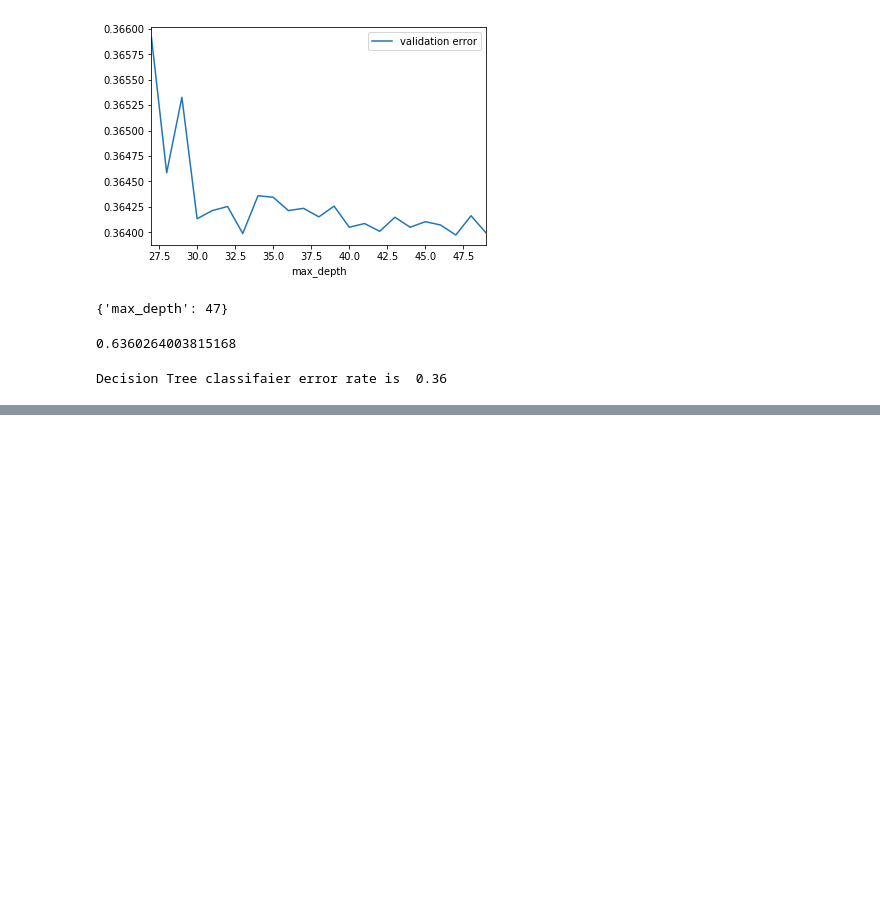
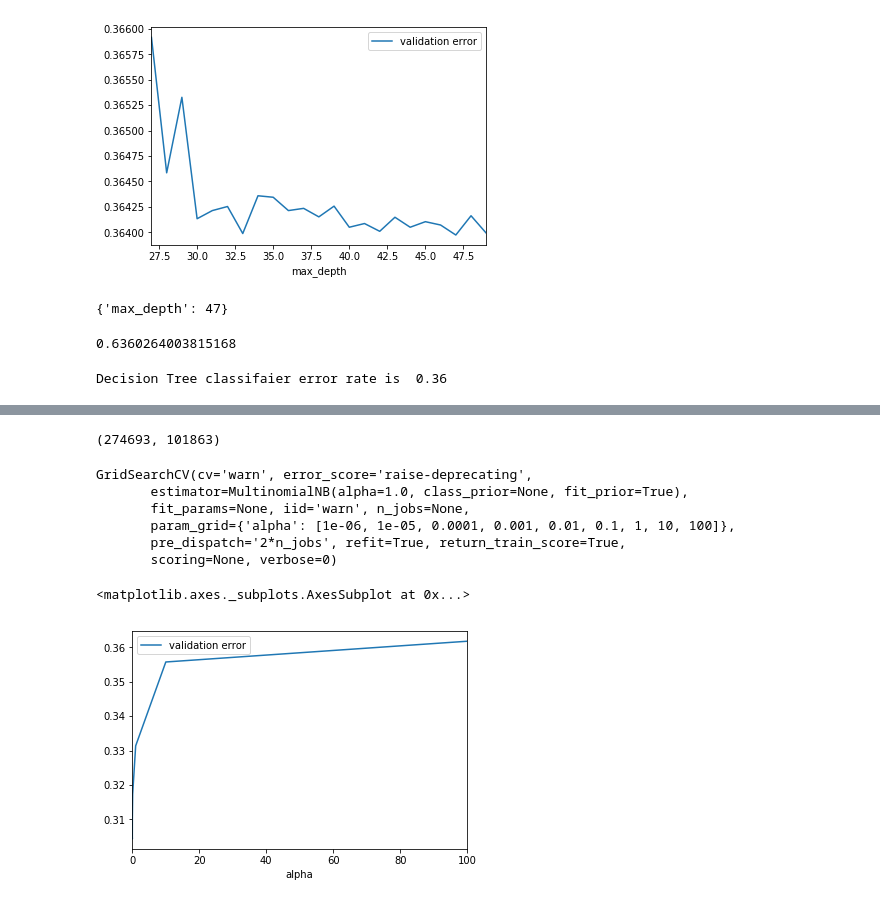
Before and after one commit to srivasis/MA384, a Jupyter notebook: AllDataStatistics.ipynb, the cells around one changed output, grey strips where cells are left out. Cells and saved outputs as stored; diff of their text form; code cells hidden in the pictures; blank space fills up the shorter version.

```diff
--- a/AllDataStatistics.ipynb
+++ b/AllDataStatistics.ipynb
@@ -194,0 +382,35 @@ Decision Tree classifaier error rate is  0.36
+# %%
+attributes_1 = tfidf_1
+attributes_2 = tfidf_2
+attributes_3 = tfidf_3
+target = allData.trending
+# %%
+attributes.shape
+# %% [output]
+(274693, 101863)
+# %%
+NBayes = MultinomialNB()
+# %%
+parameters={'alpha':[0.000001,0.00001,0.0001,0.001,0.01,0.1,1,10,100]}#np.arange(1,14)/1000000
+# %%
+NBayesCV_1 = GridSearchCV(NBayes, param_grid=parameters, return_train_score=True)
+NBayesCV_2 = GridSearchCV(NBayes, param_grid=parameters, return_train_score=True)
+NBayesCV_3 = GridSearchCV(NBayes, param_grid=parameters, return_train_score=True)
+NBayesCV_1.fit(attributes_1,target)
+NBayesCV_2.fit(attributes_2,target)
+NBayesCV_3.fit(attributes_3,target)
+# %% [output]
+GridSearchCV(cv='warn', error_score='raise-deprecating',
+       estimator=MultinomialNB(alpha=1.0, class_prior=None, fit_prior=True),
+       fit_params=None, iid='warn', n_jobs=None,
+       param_grid={'alpha': [1e-06, 1e-05, 0.0001, 0.001, 0.01, 0.1, 1, 10, 100]},
+       pre_dispatch='2*n_jobs', refit=True, return_train_score=True,
+       scoring=None, verbose=0)
+# %%
+error = pd.DataFrame()
+error['alpha'] = parameters['alpha']
+error['validation error'] = 1 - NBayesCV_1.cv_results_['mean_test_score']
+error.plot.line(x='alpha',y='validation error')
+# %% [output]
+<matplotlib.axes._subplots.AxesSubplot at 0x...>
+[figure, added]
```
Also changed, not shown: parts of 50 cells of this notebook.
